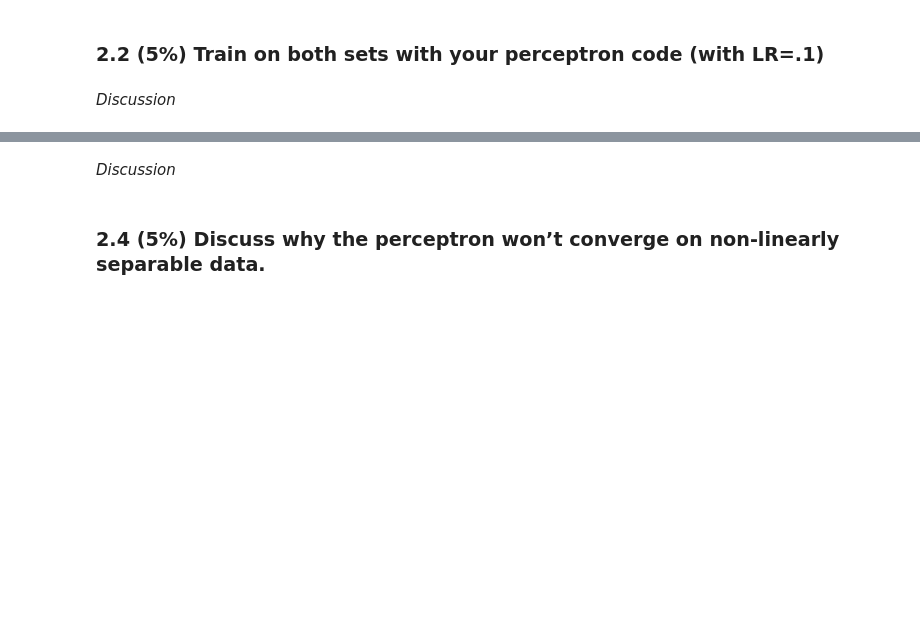
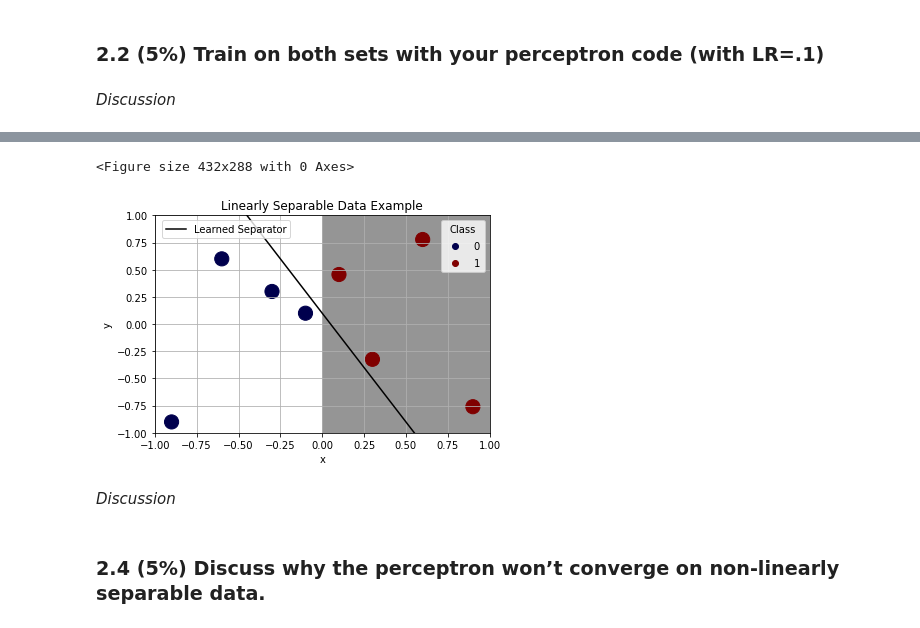
Before and after one commit to BYU-CS-472/CS472, a Jupyter notebook: Perceptron Lab.ipynb, the cells around one changed output, grey strips where cells are left out. Saved outputs shown, nothing was run; the diff lists cells and outputs as text; code cells hidden in the pictures; blank space fills up the shorter version.

Commit message:
Added sample graph for the perceptron lab

```diff
--- a/Perceptron Lab.ipynb
+++ b/Perceptron Lab.ipynb
@@ -168,6 +168,49 @@ We will evaluate your model based on it's performance on the [evaluation dataset
 ![Linearly Separable Data](https://raw.githubusercontent.com/rmorain/CS472-1/master/images/perceptron/linearly_separable.png)
 
 ![Not Linearly Separable](https://raw.githubusercontent.com/rmorain/CS472-1/master/images/perceptron/not_linearly_separable.png)
+# %%
+# Sample Graph code
+# --- Dataset 2: if input 1 >=0 1 else 0
+import numpy as np
+import matplotlib.pyplot as plt
+
+data = np.array([[-.9,-.9],[-.6,.6],[-.3,.3],[-.1,.1],[.1,.456],[.3,-.324],[.6,.778],[.9,-.76]])
+labels = np.array([0,0,0,0,1,1,1,1])
+
+# Create a grid
+plt.figure(1)
+xlist = np.linspace(-1.0, 1.0, 100) # create 100 evenly spaced points between -1 and 1 for the x axis
+ylist = np.linspace(-1.0, 1.0, 100) # create 100 evenly spaced points between -1 and 1 for the y axis
+X, Y = np.meshgrid(xlist, ylist) # make coordinate matrix for our x and y lines
+Z = X # optional, I wanted to show the true class distinction
+
+# Create a plot
+fig,ax=plt.subplots(1,1)
+ax.contourf(X, Y, Z, levels=[0, 1], cmap = 'Greys') # optional, I wanted to show the true class distinction
+ax.set_title('Linearly Separable Data Example')
+ax.set_xlabel('x')
+ax.set_ylabel('y')
+plt.xlim(-1,1)
+plt.ylim(-1,1)
+
+# Scatter plot data points
+scatter = plt.scatter(data[:,0], data[:,1], c = labels, s=200, cmap='seismic')
+legend = ax.legend(*scatter.legend_elements(num=1), title="Class", loc='upper right') # Legend
+ax.add_artist(legend)
+
+# Plot the leanrned separator
+w = [1,1,1] # Get the weights from your own perceptron
+slope = -2 # this is a magic Number; You should have an equation that calculates the true slope using your perceptron weights
+intercept = 0.1 # this is a magic Number; You should have an equation that calculates the true intercept using your perceptron weights
+eq = slope*xlist + intercept
+plt.plot(xlist,  eq, '-k', )
+plt.legend(['Learned Separator'], bbox_to_anchor=(.42, 1.0), loc = "upper right") # Legend
+
+plt.grid() # add grid lines
+plt.show() # show the plot
+# %% [output]
+<Figure size 432x288 with 0 Axes>
+[figure, added]
 # %%
 # Graph datasets and decision lines
 # %% [markdown]
```
